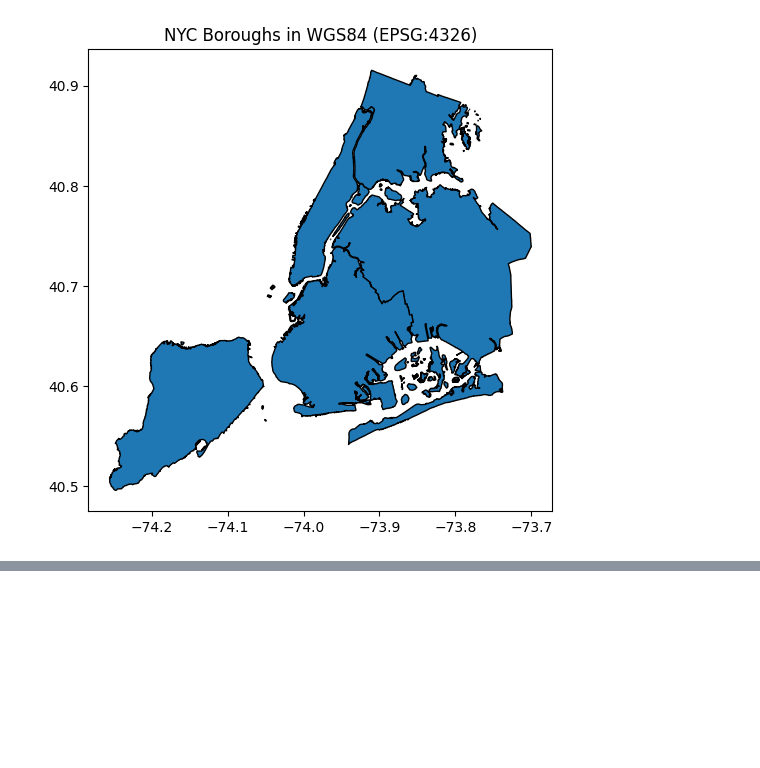
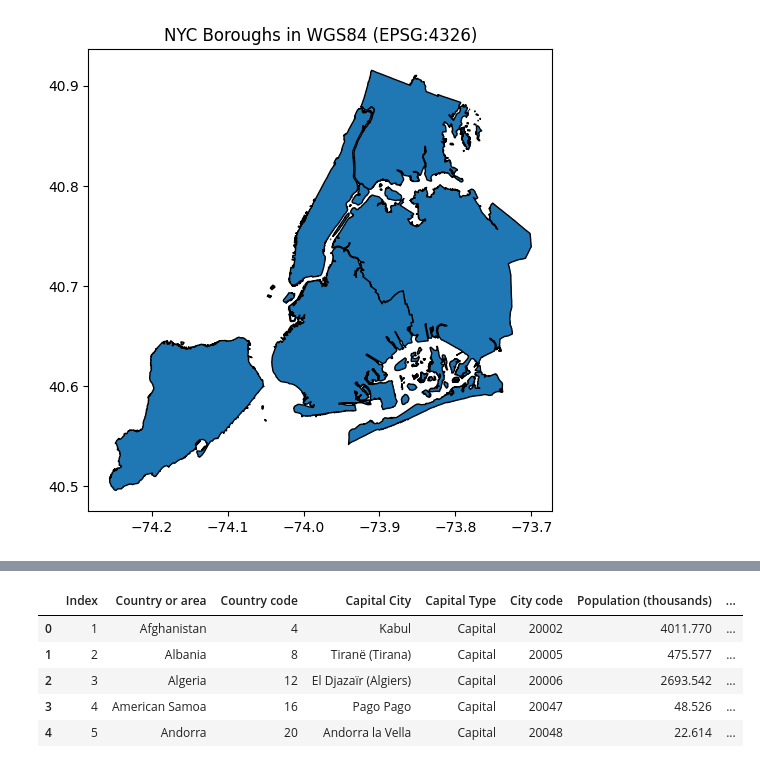
Before and after one commit to DanielKim0208/Intro_to_GIS, a Jupyter notebook: geopandas.ipynb, the cells around one changed output, grey strips where cells are left out. Saved outputs shown, nothing was run; the diff lists cells and outputs as text; code cells hidden in the pictures; blank space fills up the shorter version.

```diff
--- a/geopandas.ipynb
+++ b/geopandas.ipynb
@@ -162,0 +171,15 @@ plt.show()
+# %%
+# Creating a GeoDataFrame containing a list of countries and their capital cities
+url = 'https://raw.githubusercontent.com/DanielKim0208/Intro_to_GIS/main/WUP2018Capital.xlsx'
+df = pd.read_excel(url)
+
+gdf = gpd.GeoDataFrame(df, geometry=gpd.points_from_xy(df.Longitude, df.Latitude))
+gdf.drop(columns=["Latitude", "Longitude"], inplace=True)
+gdf.head()
+# %% [output]
+|  | Index | Country or area | Country code | Capital City | Capital Type | City code | Population (thousands) | ... |
+| 0 | 1 | Afghanistan | 4 | Kabul | Capital | 20002 | 4011.770 | ... |
+| 1 | 2 | Albania | 8 | Tiranë (Tirana) | Capital | 20005 | 475.577 | ... |
+| 2 | 3 | Algeria | 12 | El Djazaïr (Algiers) | Capital | 20006 | 2693.542 | ... |
+| 3 | 4 | American Samoa | 16 | Pago Pago | Capital | 20047 | 48.526 | ... |
+| 4 | 5 | Andorra | 20 | Andorra la Vella | Capital | 20048 | 22.614 | ... |
```
Also changed, not shown: parts of 1 cell of this notebook.
